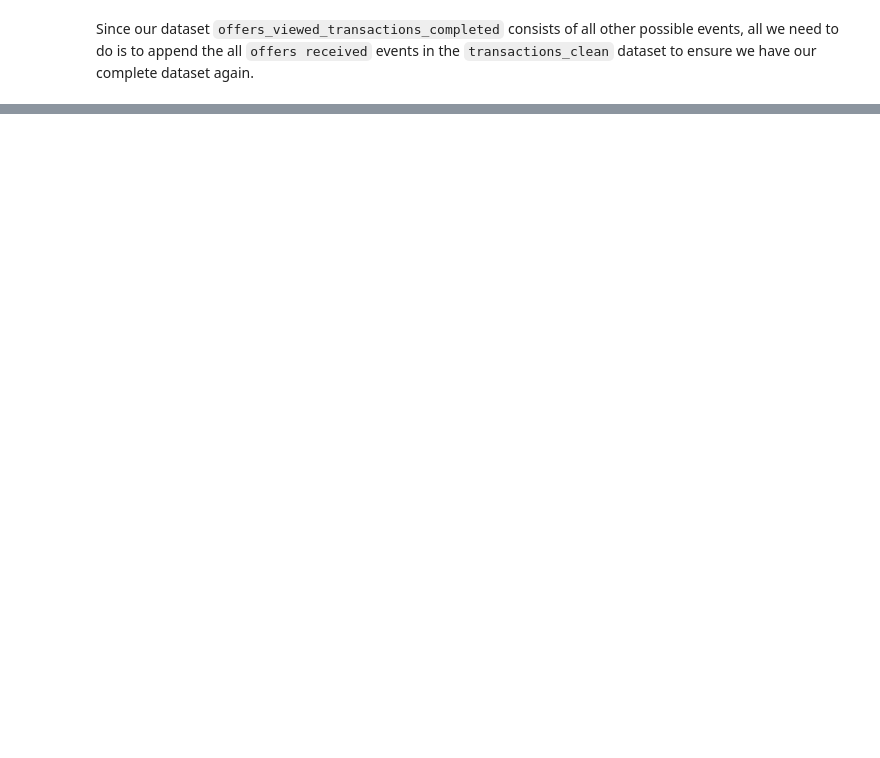
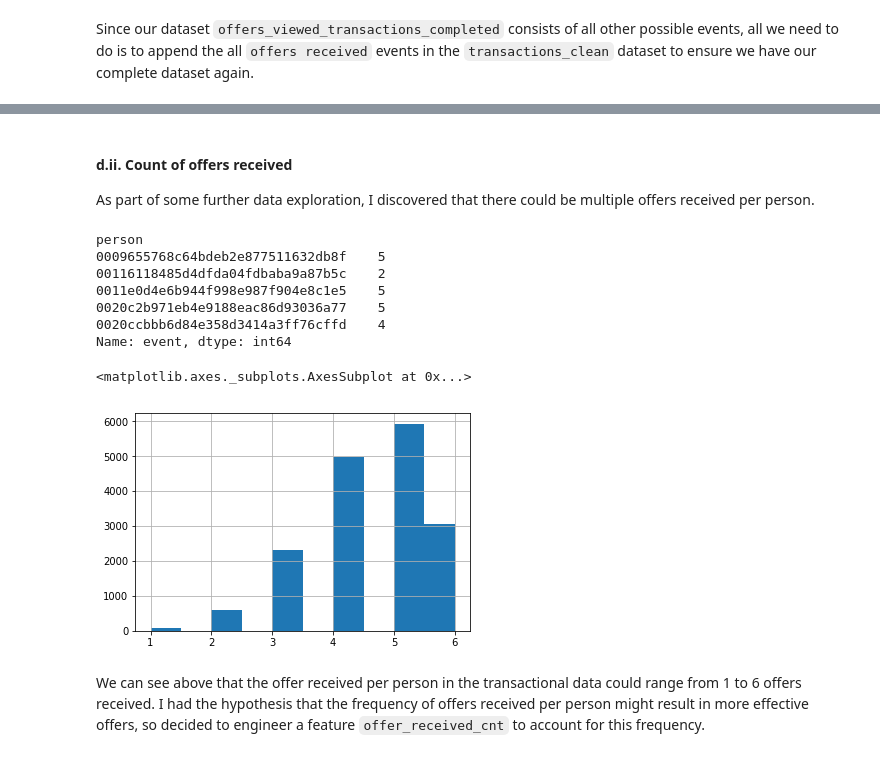
Before and after one commit to syuenloh/UdacityDataScientistCapstone, a Jupyter notebook: Starbucks_Capstone_Report.ipynb, the cells around one changed output, grey strips where cells are left out. Cells and saved outputs as stored; diff of their text form; code cells hidden in the pictures; blank space fills up the shorter version.

```diff
--- a/Starbucks_Capstone_Report.ipynb
+++ b/Starbucks_Capstone_Report.ipynb
@@ -389,6 +423,6 @@ This means that as long as the events `offer viewed`,`transaction`, and `offer c
 # %%
 #get sample space of events consisting of offer viewed, transactions and offer completed
-offers_viewed_transactions_completed=transactions_clean[(transactions_clean['event']=='offer viewed') | (transactions_clean['event']=='transaction') | (transactions_clean['event']=='offer completed')].copy()
+offers_viewed_transactions_completed=transcript[(transcript['event']=='offer viewed') | (transcript['event']=='transaction') | (transcript['event']=='offer completed')].copy()
 # %%
 #add extra column to flag the previous offer id
 offers_viewed_transactions_completed['offer_id_previous'] = offers_viewed_transactions_completed.groupby(['person','offer_id'])['offer_id'].shift()
@@ -433,0 +434,13 @@ We can get the difference between two events using the `diff` function in pandas
+# %%
+#get only offer received events
+offers_received=transcript[transcript['event']=='offer received'].copy()
+
+#ensure all columns are the same between datasets to be appended
+offers_received['offer_id_previous']=np.nan
+offers_received['valid_completed']=np.nan
+
+#append datasets to complete dataset of transactions
+transcript=offers_received.append(offers_viewed_transactions_completed)
+
+#sort values
+transcript=transcript.sort_values(['person','time'])
@@ -433,0 +688,21 @@ We can get the difference between two events using the `diff` function in pandas
+# %% [markdown]
+#### d.ii. Count of offers received
+As part of some further data exploration, I discovered that there could be multiple offers received per person.
+# %%
+#group event=offer received per person in transactional records
+print(transcript[transcript['event']=='offer received'].groupby('person')['event'].count().head())
+
+#visualise offers received per person
+transcript[transcript['event']=='offer received'].groupby('person')['event'].count().hist()
+# %% [output]
+person
+0009655768c64bdeb2e877511632db8f    5
+00116118485d4dfda04fdbaba9a87b5c    2
+0011e0d4e6b944f998e987f904e8c1e5    5
+0020c2b971eb4e9188eac86d93036a77    5
+0020ccbbb6d84e358d3414a3ff76cffd    4
+Name: event, dtype: int64
+<matplotlib.axes._subplots.AxesSubplot at 0x...>
+[figure, added]
+# %% [markdown]
+We can see above that the offer received per person in the transactional data could range from 1 to 6 offers received. I had the hypothesis that the frequency of offers received per person might result in more effective offers, so decided to engineer a feature `offer_received_cnt` to account for this frequency.
```
Also changed, not shown: parts of 210 cells of this notebook, 1 other file.
